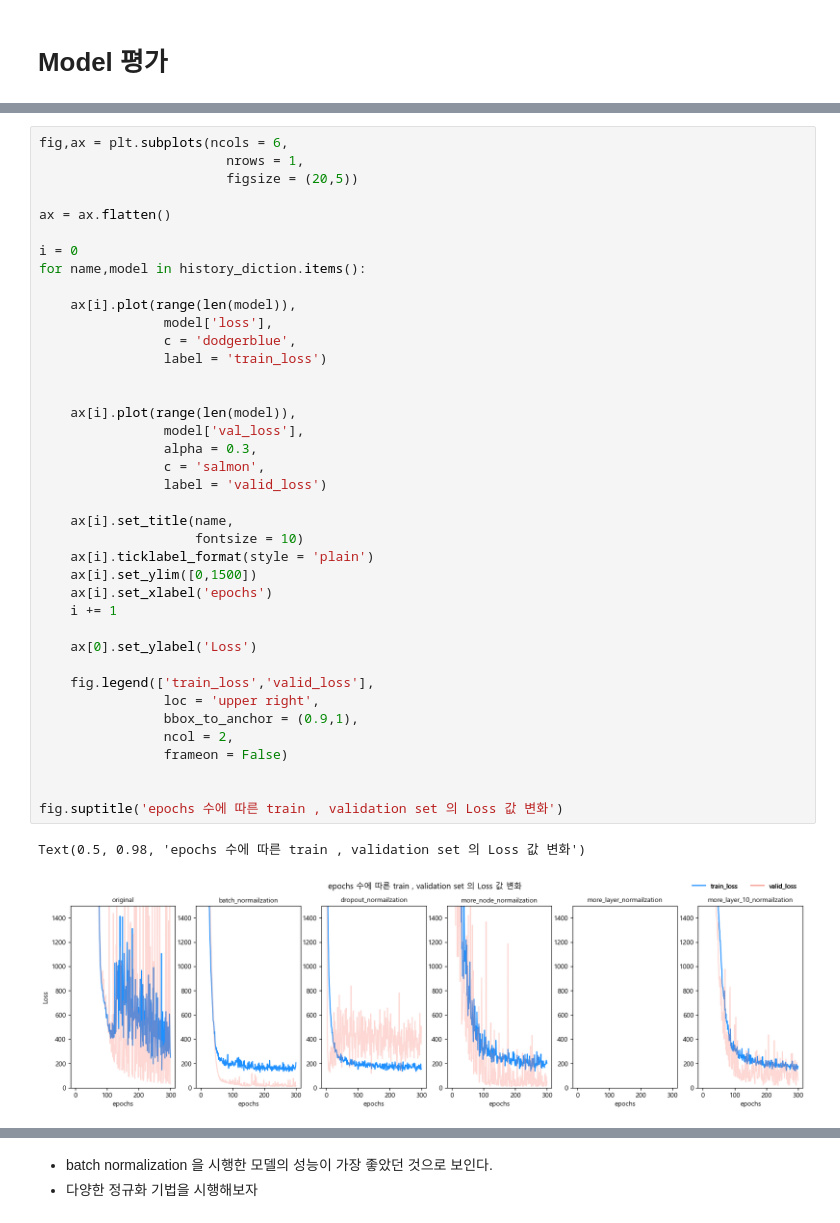
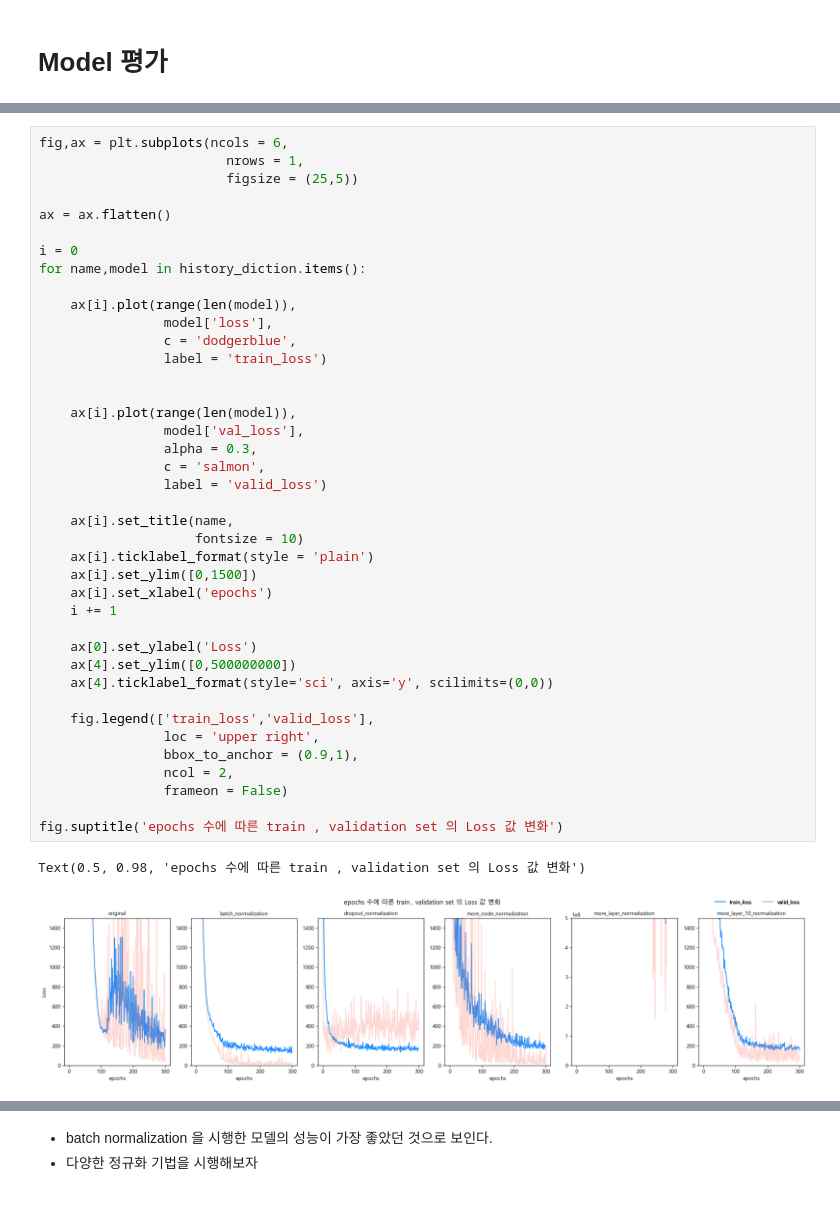
Before and after one commit to yonghyeun/Deep-learning, a Jupyter notebook: 3. 배치 정규화, 드롭아웃, 규제에 따른 RMSE 변화.ipynb, the cells around one changed output, grey strips where cells are left out. Saved outputs shown, nothing was run; the diff lists cells and outputs as text.

```diff
--- a/3. 배치 정규화, 드롭아웃, 규제에 따른 RMSE 변화.ipynb
+++ b/3. 배치 정규화, 드롭아웃, 규제에 따른 RMSE 변화.ipynb
@@ -697,7 +697,7 @@ Loss: 60.33
 # %%
 fig,ax = plt.subplots(ncols = 6,
                         nrows = 1,
-                        figsize = (20,5))
+                        figsize = (25,5))
 
 ax = ax.flatten()
 
@@ -707,33 +707,34 @@ for name,model in history_diction.items():
     ax[i].plot(range(len(model)),
                 model['loss'],
                 c = 'dodgerblue',
                 label = 'train_loss')
 
 
     ax[i].plot(range(len(model)),
                 model['val_loss'],
                 alpha = 0.3,
                 c = 'salmon',
                 label = 'valid_loss')
 
     ax[i].set_title(name,
                     fontsize = 10)
     ax[i].ticklabel_format(style = 'plain')
     ax[i].set_ylim([0,1500])
     ax[i].set_xlabel('epochs')
     i += 1
 
     ax[0].set_ylabel('Loss')
+    ax[4].set_ylim([0,500000000])
+    ax[4].ticklabel_format(style='sci', axis='y', scilimits=(0,0))
 
     fig.legend(['train_loss','valid_loss'],
                 loc = 'upper right',
                 bbox_to_anchor = (0.9,1),
                 ncol = 2,
                 frameon = False)
 
-
 fig.suptitle('epochs 수에 따른 train , validation set 의 Loss 값 변화')
 # %% [output]
 Text(0.5, 0.98, 'epochs 수에 따른 train , validation set 의 Loss 값 변화')
-[figure, old version]
+[figure, new version]
 # %% [markdown]
```
Also changed, not shown: parts of 20 cells of this notebook.
